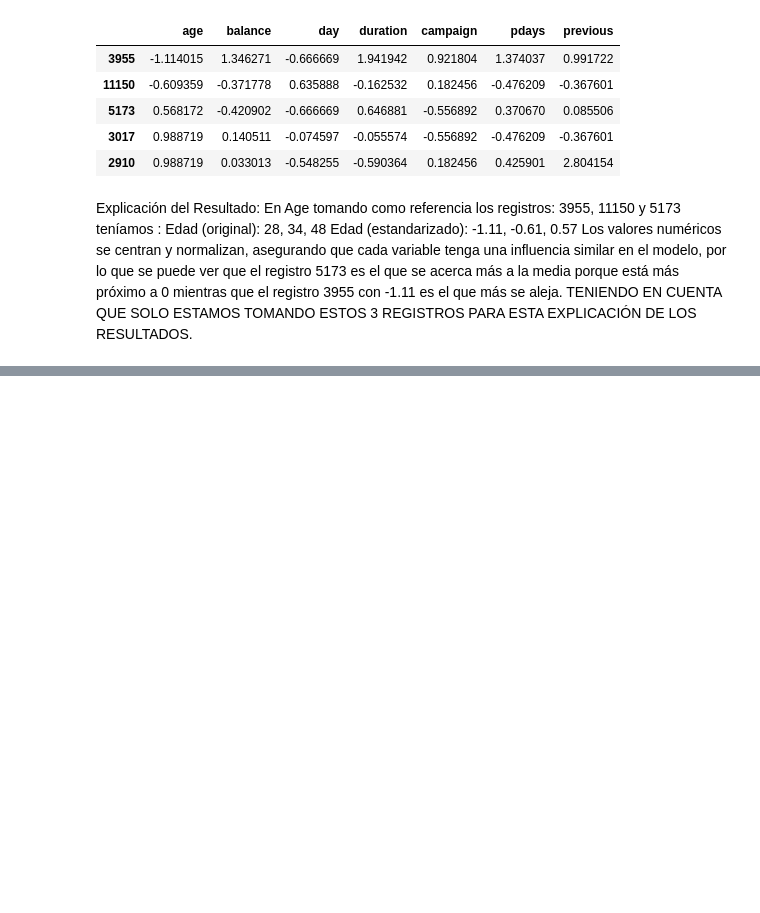
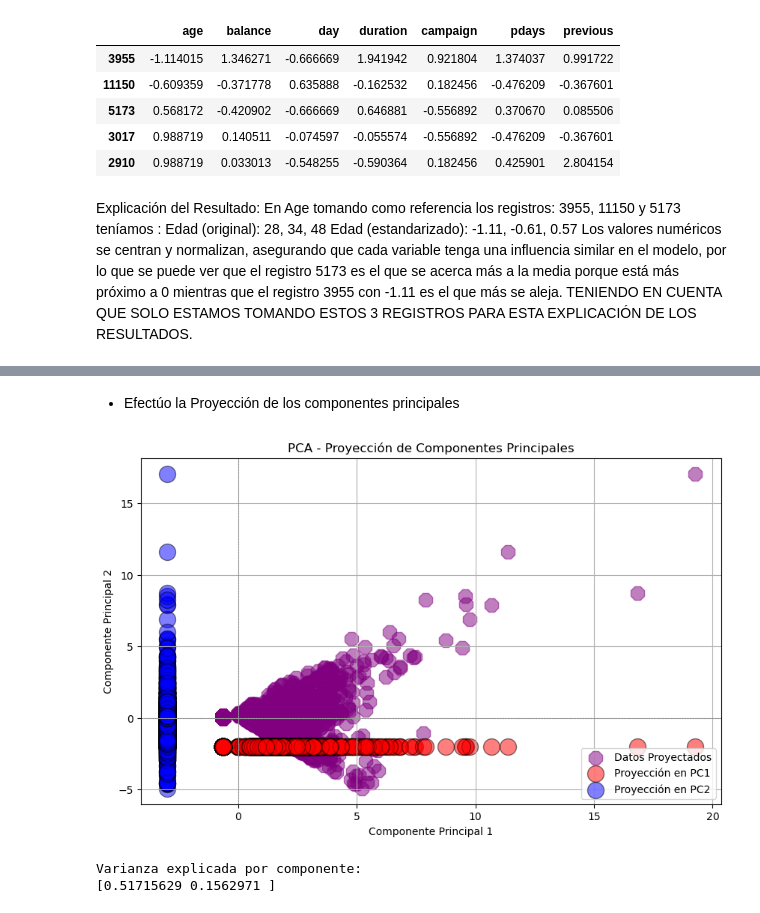
Before and after one commit to JaviDoria/Upskilling-Machine-Learning, a Jupyter notebook: Sprint 6.ipynb, the cells around one changed output, grey strips where cells are left out. Saved outputs shown, nothing was run; the diff lists cells and outputs as text; code cells hidden in the pictures; blank space fills up the shorter version.

```diff
--- a/Sprint 6.ipynb
+++ b/Sprint 6.ipynb
@@ -103,0 +183,46 @@ TENIENDO EN CUENTA QUE SOLO ESTAMOS TOMANDO ESTOS 3 REGISTROS PARA ESTA EXPLICAC
+# %% [markdown]
+* Efectúo la Proyección de los componentes principales
+# %%
+import pandas as pd
+import matplotlib.pyplot as plt
+from sklearn.decomposition import PCA
+
+columns_corr = ["pdays", "previous", "marital_married", "marital_single",
+                 "education_secondary", "education_tertiary",
+                 "poutcome_success", "poutcome_unknown"]
+
+# Aplicar PCA
+pca = PCA(n_components=2)
+X_pca = pca.fit_transform(df_selected)
+
+# Convertir a DataFrame para facilidad de uso
+pca_df = pd.DataFrame(data=X_pca, columns=['PC1', 'PC2'])
+
+# Código de visualización
+plt.figure(figsize=(10, 6))
+plt.axhline(0, color='gray', lw=0.5, ls='--')  # Línea horizontal en 0
+plt.axvline(0, color='gray', lw=0.5, ls='--')  # Línea vertical en 0
+
+# Datos rotados
+plt.scatter(pca_df['PC1'], pca_df['PC2'], marker="8", s=200, color="purple", alpha=0.5, label='Datos Proyectados')
+
+# Proyección de los datos en 1 dimensión (PC1)
+plt.scatter(pca_df['PC1'], [-2]*len(pca_df['PC1']), s=250, color="red", alpha=0.5, edgecolor='k',  label='Proyección en PC1')
+
+# Proyección de los datos en 1 dimensión (PC2)
+plt.scatter([-3]*len(pca_df['PC2']), pca_df['PC2'], s=250, color="blue", alpha=0.5, edgecolor='k', label='Proyección en PC2')
+
+plt.title('PCA - Proyección de Componentes Principales')
+plt.xlabel('Componente Principal 1')
+plt.ylabel('Componente Principal 2')
+plt.legend()
+plt.grid()
+plt.show()
+
+# Imprimir la varianza explicada por cada componente
+print('Varianza explicada por componente:')
+print(pca.explained_variance_ratio_)
+# %% [output]
+[figure, added]
+Varianza explicada por componente:
+[0.51715629 0.1562971 ]
```
Also changed, not shown: parts of 8 cells of this notebook.
